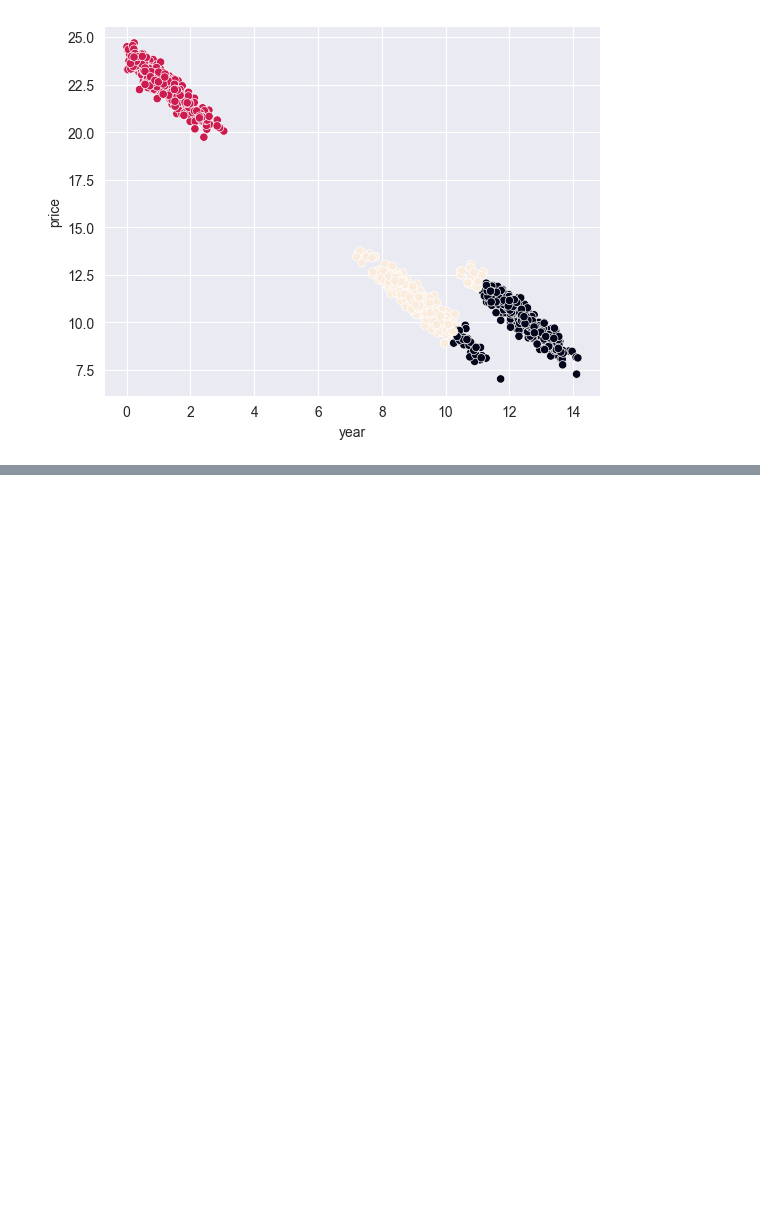
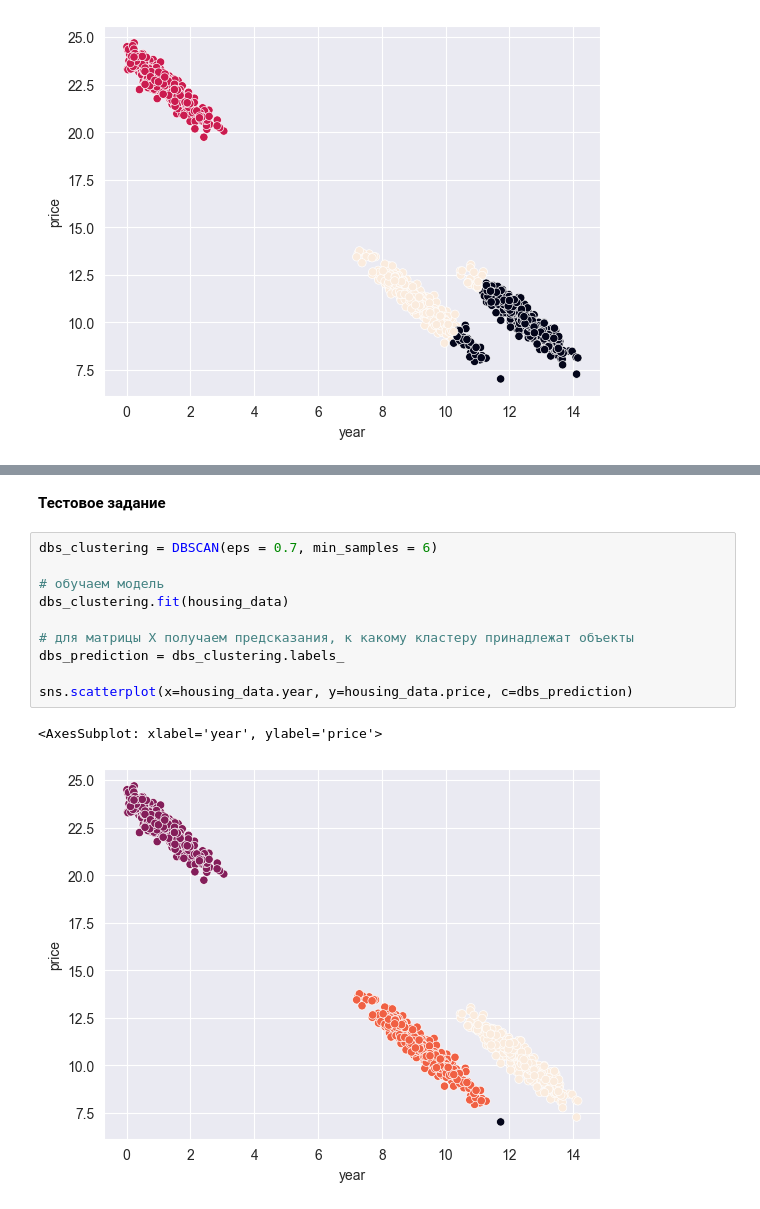
Before and after one commit to sergioschadenko/sf_data_science, a Jupyter notebook: ML_4_clasterisation/clasterisation.ipynb, the cells around one changed output, grey strips where cells are left out. Drawn from its saved outputs; the diff is of its cells as text; blank space fills up the shorter version.

```diff
--- a/ML_4_clasterisation/kmeans.ipynb
+++ b/ML_4_clasterisation/clasterisation.ipynb
@@ -297,0 +328,15 @@ sns.scatterplot(x=housing_data.year, y=housing_data.price, c=predictions)
+# %% [markdown]
+**Тестовое задание**
+# %%
+dbs_clustering = DBSCAN(eps = 0.7, min_samples = 6)
+
+# обучаем модель
+dbs_clustering.fit(housing_data)
+
+# для матрицы X получаем предсказания, к какому кластеру принадлежат объекты
+dbs_prediction = dbs_clustering.labels_
+
+sns.scatterplot(x=housing_data.year, y=housing_data.price, c=dbs_prediction)
+# %% [output]
+<AxesSubplot: xlabel='year', ylabel='price'>
+[figure, added]
```
Also changed, not shown: parts of 5 cells of this notebook.
